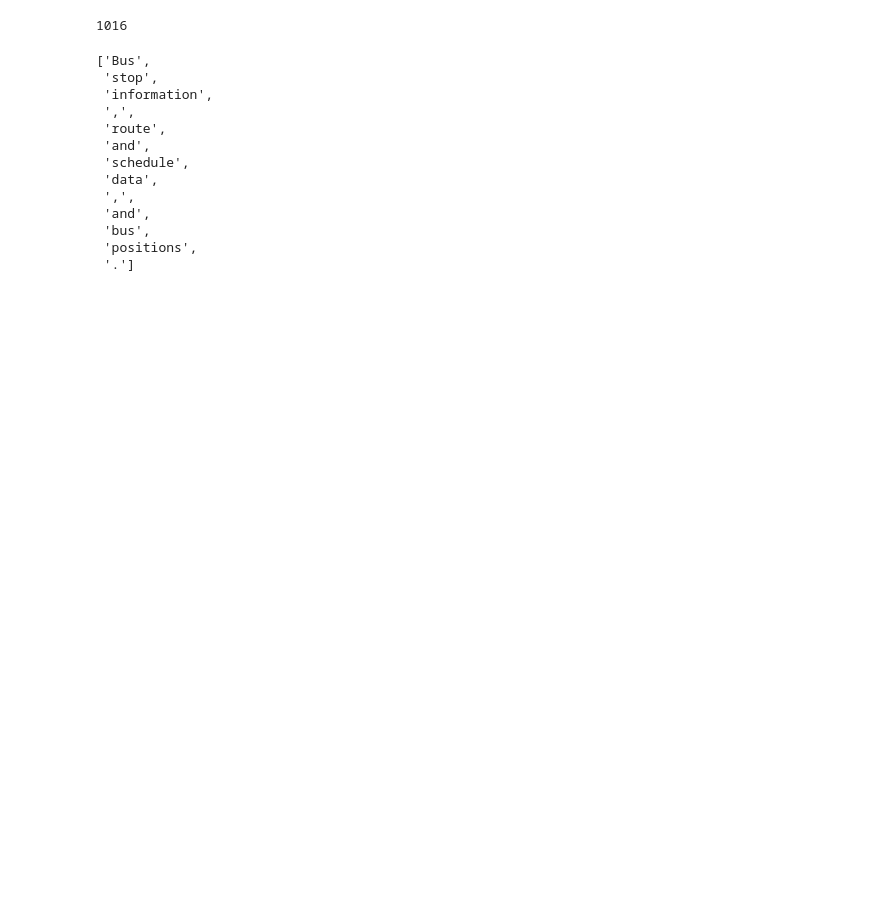
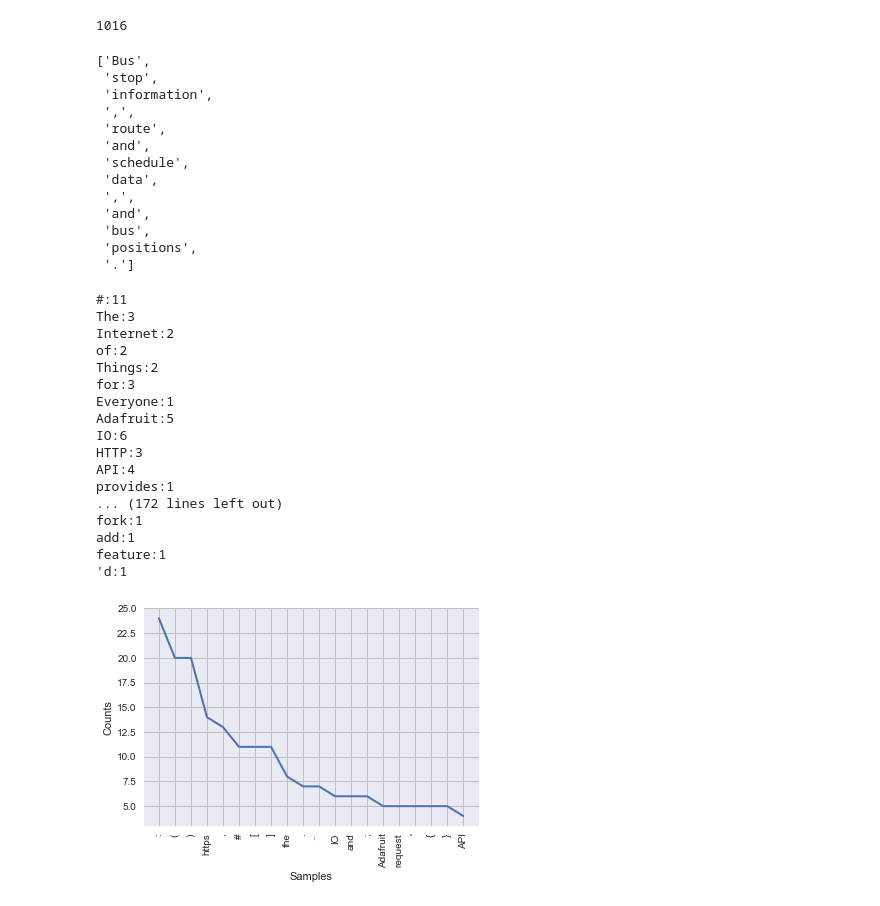
Before and after one commit to pmanlukas/thesisdata, a Jupyter notebook: info.ipynb, the cells around one changed output. Saved outputs shown, nothing was run; the diff lists cells and outputs as text; code cells hidden in the pictures; blank space fills up the shorter version.

```diff
--- a/info.ipynb
+++ b/info.ipynb
@@ -267,0 +268,26 @@ with open('obj/'+ 'descdict' + '.pkl', 'wb') as f:
+# %%
+freq = nltk.FreqDist(descdict[keys[2]])
+
+for key,val in freq.items():
+
+    print (str(key) + ':' + str(val))
+freq.plot(20, cumulative=False)
+# %% [output]
+#:11
+The:3
+Internet:2
+of:2
+Things:2
+for:3
+Everyone:1
+Adafruit:5
+IO:6
+HTTP:3
+API:4
+provides:1
+... (172 lines left out)
+fork:1
+add:1
+feature:1
+'d:1
+[figure, added]
```
Also changed, not shown: parts of 3 cells of this notebook, 1 other file.
